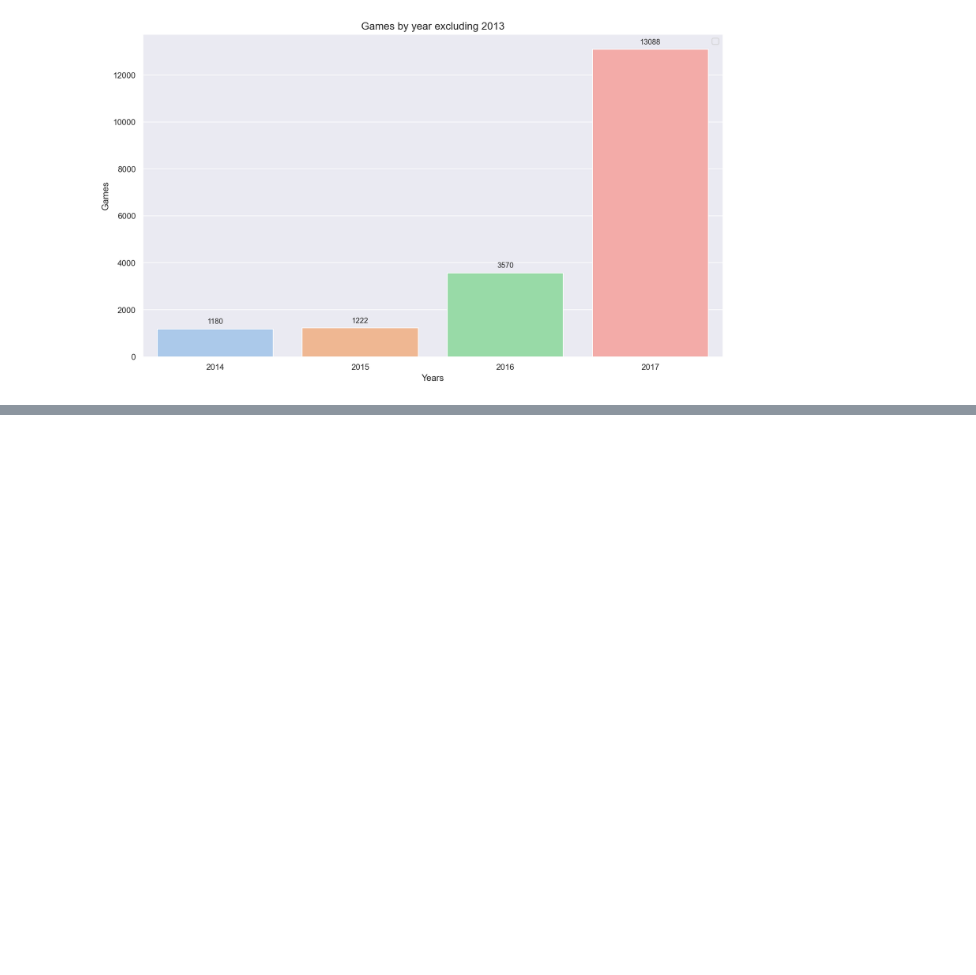
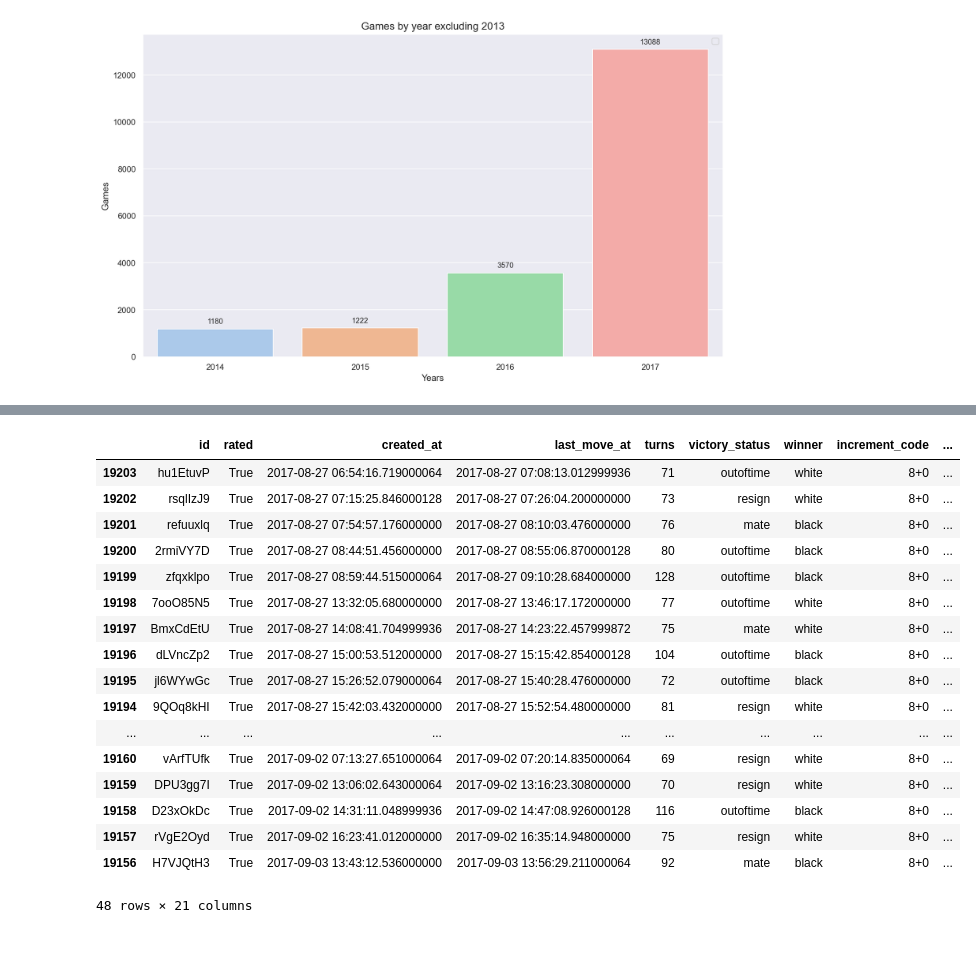
Before and after one commit to isra-st/Chess_aa_is, a Jupyter notebook: Chess_Visualizations_Isra.ipynb, the cells around one changed output, grey strips where cells are left out. Cells and saved outputs as stored; diff of their text form; code cells hidden in the pictures; blank space fills up the shorter version.

```diff
--- a/Chess_Visualizations_Isra.ipynb
+++ b/Chess_Visualizations_Isra.ipynb
@@ -316,0 +517,23 @@ plt.show()
+# %%
+df.loc[df['white_id']=='ssf7'].sort_values(by='created_at')
+# %% [output]
+|  | id | rated | created_at | last_move_at | turns | victory_status | winner | increment_code | ... |
+| 19203 | hu1EtuvP | True | 2017-08-27 06:54:16.719000064 | 2017-08-27 07:08:13.012999936 | 71 | outoftime | white | 8+0 | ... |
+| 19202 | rsqlIzJ9 | True | 2017-08-27 07:15:25.846000128 | 2017-08-27 07:26:04.200000000 | 73 | resign | white | 8+0 | ... |
+| 19201 | refuuxlq | True | 2017-08-27 07:54:57.176000000 | 2017-08-27 08:10:03.476000000 | 76 | mate | black | 8+0 | ... |
+| 19200 | 2rmiVY7D | True | 2017-08-27 08:44:51.456000000 | 2017-08-27 08:55:06.870000128 | 80 | outoftime | black | 8+0 | ... |
+| 19199 | zfqxklpo | True | 2017-08-27 08:59:44.515000064 | 2017-08-27 09:10:28.684000000 | 128 | outoftime | black | 8+0 | ... |
+| 19198 | 7ooO85N5 | True | 2017-08-27 13:32:05.680000000 | 2017-08-27 13:46:17.172000000 | 77 | outoftime | white | 8+0 | ... |
+| 19197 | BmxCdEtU | True | 2017-08-27 14:08:41.704999936 | 2017-08-27 14:23:22.457999872 | 75 | mate | white | 8+0 | ... |
+| 19196 | dLVncZp2 | True | 2017-08-27 15:00:53.512000000 | 2017-08-27 15:15:42.854000128 | 104 | outoftime | black | 8+0 | ... |
+| 19195 | jl6WYwGc | True | 2017-08-27 15:26:52.079000064 | 2017-08-27 15:40:28.476000000 | 72 | outoftime | black | 8+0 | ... |
+| 19194 | 9QOq8kHI | True | 2017-08-27 15:42:03.432000000 | 2017-08-27 15:52:54.480000000 | 81 | resign | white | 8+0 | ... |
+| ... | ... | ... | ... | ... | ... | ... | ... | ... | ... |
+| 19160 | vArfTUfk | True | 2017-09-02 07:13:27.651000064 | 2017-09-02 07:20:14.835000064 | 69 | resign | white | 8+0 | ... |
+| 19159 | DPU3gg7I | True | 2017-09-02 13:06:02.643000064 | 2017-09-02 13:16:23.308000000 | 70 | resign | white | 8+0 | ... |
+| 19158 | D23xOkDc | True | 2017-09-02 14:31:11.048999936 | 2017-09-02 14:47:08.926000128 | 116 | outoftime | black | 8+0 | ... |
+| 19157 | rVgE2Oyd | True | 2017-09-02 16:23:41.012000000 | 2017-09-02 16:35:14.948000000 | 75 | resign | white | 8+0 | ... |
+| 19156 | H7VJQtH3 | True | 2017-09-03 13:43:12.536000000 | 2017-09-03 13:56:29.211000064 | 92 | mate | black | 8+0 | ... |
+48 rows × 21 columns
+# %% [markdown]
+###
```
Also changed, not shown: parts of 27 cells of this notebook, 5 other files.
